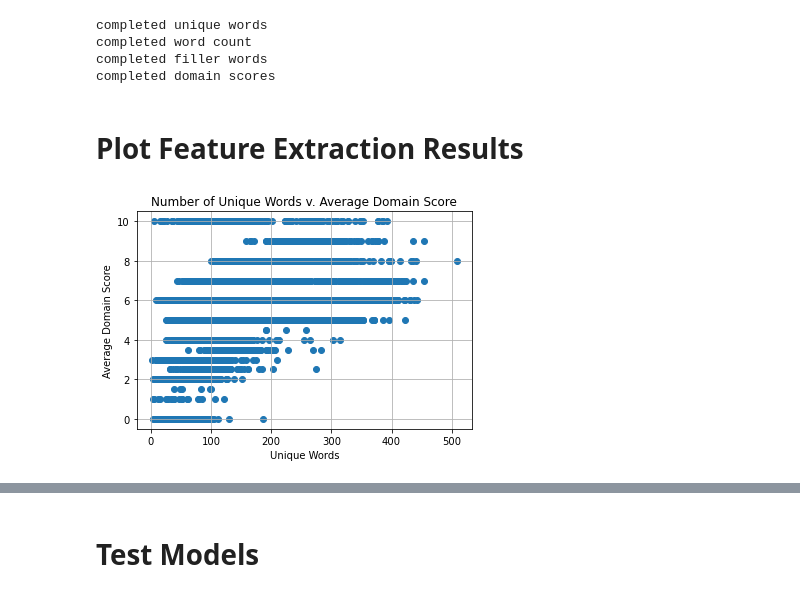
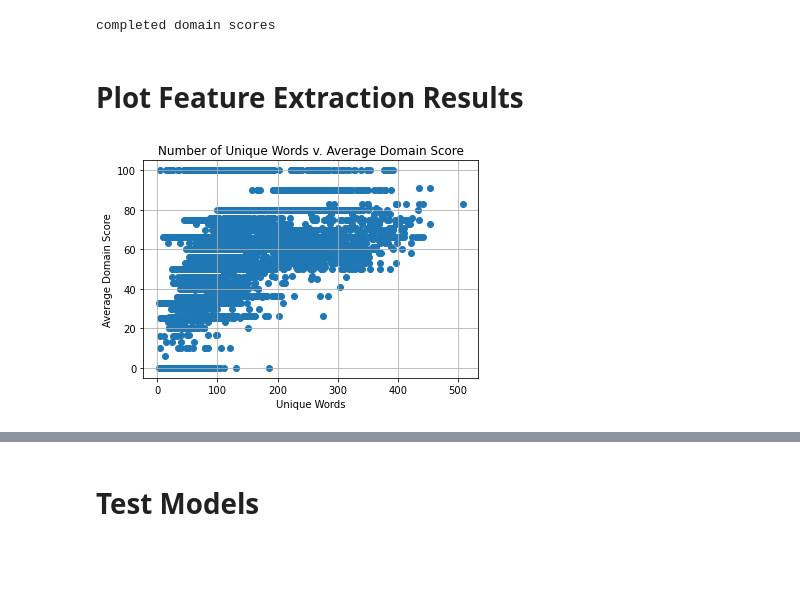
Before and after one commit to bad-bear/csce-5290-nlp-project, a Jupyter notebook: project_auto_grade.ipynb, the cells around one changed output, grey strips where cells are left out. Saved outputs shown, nothing was run; the diff lists cells and outputs as text; code cells hidden in the pictures; blank space fills up the shorter version.

```diff
--- a/project_auto_grade.ipynb
+++ b/project_auto_grade.ipynb
@@ -66,22 +64,36 @@ with open(data_file, 'r', encoding='utf-8') as raw_obf:
 # %%
+"""
+This section will be used to preprocess data
+- Lower All Characters
+- Portstem all words
+- Assign new column for data
+"""
+
+# loop through all data and set
 for row in essay_list:
-    essay_txt = row['essay']
-    essay_txt = essay_txt.lower()
-    essay_words = nltk.word_tokenize(essay_txt)
+    essay_txt = row['essay'] # place string into a variable
+    essay_txt = essay_txt.lower() # lower all characters
+    essay_words = nltk.word_tokenize(essay_txt) # tokenize
+
     temp_list = []
 
+    # Port stem and add words to a column of dataset
     for word in essay_words:
-        temp_list.append(PorterStemmer().stem(word))
-    essay_words_stemmed = temp_list
-    row.update({'essay': essay_txt, 'essay_stemmed': essay_words_stemmed})
+        temp_list.append(PorterStemmer().stem(word)) # portstem and append list
+    row.update({'essay': essay_txt, 'essay_stemmed': temp_list}) # assign new column and data to row
 # %%
+"""
+Normalize scores to a percentage ratio based on maximum and minimum values for grading in the future
+"""
+
 # Normalize Domain Scores
 def normalize_domain_scores(x, maxval, minval):
-    x = abs(int(x))
-    new_score = (int(x)-minval)/(maxval-minval)
-    new_score *= 10
+    x = abs(int(x)) # make all values real
+    new_score = (int(x)-minval)/(maxval-minval) # normalize formula
+    new_score *= 100
     return new_score
 
+# loop all essays and based on essay set normalize based on specific criteria
 for row in essay_list:
     if row['essay_set'] == '1':
         max_val, min_val = 12, 2
@@ -114,38 +195,7 @@ for row in essay_list:
 # %%
-# declare average variables
-avg_of_uniq_words = 0
-avg_of_words = 0
-avg_of_filler_words = 0
-
-# calculate the average unique words
-for row in essay_list:
-    essay_txt = row['essay']
-    temp_essay_list = essay_txt.split(' ')
-    num_of_uniq_words = len(Counter(temp_essay_list))
-    row['unique_words'] = num_of_uniq_words
-    avg_of_uniq_words = avg_of_uniq_words + num_of_uniq_words
-avg_of_uniq_words = avg_of_uniq_words / len(essay_list)
-print('completed unique words')
-
-# calculate the word count in each essay
-for row in essay_list:
-    essay_txt = row['essay']
-    temp_list = essay_txt.split(' ')
-    num_of_words = len(temp_list)
-    row['avg_words'] = num_of_words
-    avg_of_words = avg_of_words + num_of_words
-avg_of_words = avg_of_words / len(essay_list)
-print('completed word count')
-
-# calculate number of stopwords/filler words
-for row in essay_list:
-    essay_txt = row['essay']
-    temp_tokens = word_tokenize(essay_txt)
-    stopwords_x = [w for w in temp_tokens if w in sw.words('English')]
-    row['filler_words'] = len(stopwords_x)
-    avg_of_filler_words = avg_of_filler_words + len(stopwords_x)
-avg_of_filler_words = avg_of_filler_words / len(essay_list)
-print('completed filler words')
+"""
+Calculate the domain score for the essays
+"""
 
 # calculate Domain score
 for row in essay_list:
@@ -166,28 +216,29 @@ for row in essay_list:
         row['avg_domain'] = 0
 print('completed domain scores')
 # %% [output]
-completed unique words
-completed word count
-completed filler words
 completed domain scores
 # %% [markdown]
 # Plot Feature Extraction Results
 # %%
+"""
+Plot Unique Value Feature extraction vs grade
+"""
+
 # prepare x & y axis values
 x_values = []
 y_values = []
 
 for row in essay_list:
     x_values.append(row['unique_words'])
     y_values.append(row['avg_domain'])
 
 #plot unique words
 mplt.scatter(x_values, y_values, marker='o')
 mplt.title('Number of Unique Words v. Average Domain Score')
 mplt.xlabel('Unique Words')
 mplt.ylabel('Average Domain Score')
 mplt.grid()
 mplt.show()
 # %% [output]
-[figure, old version]
+[figure, new version]
 # %%
```
Also changed, not shown: parts of 38 cells of this notebook, 6 other files.
